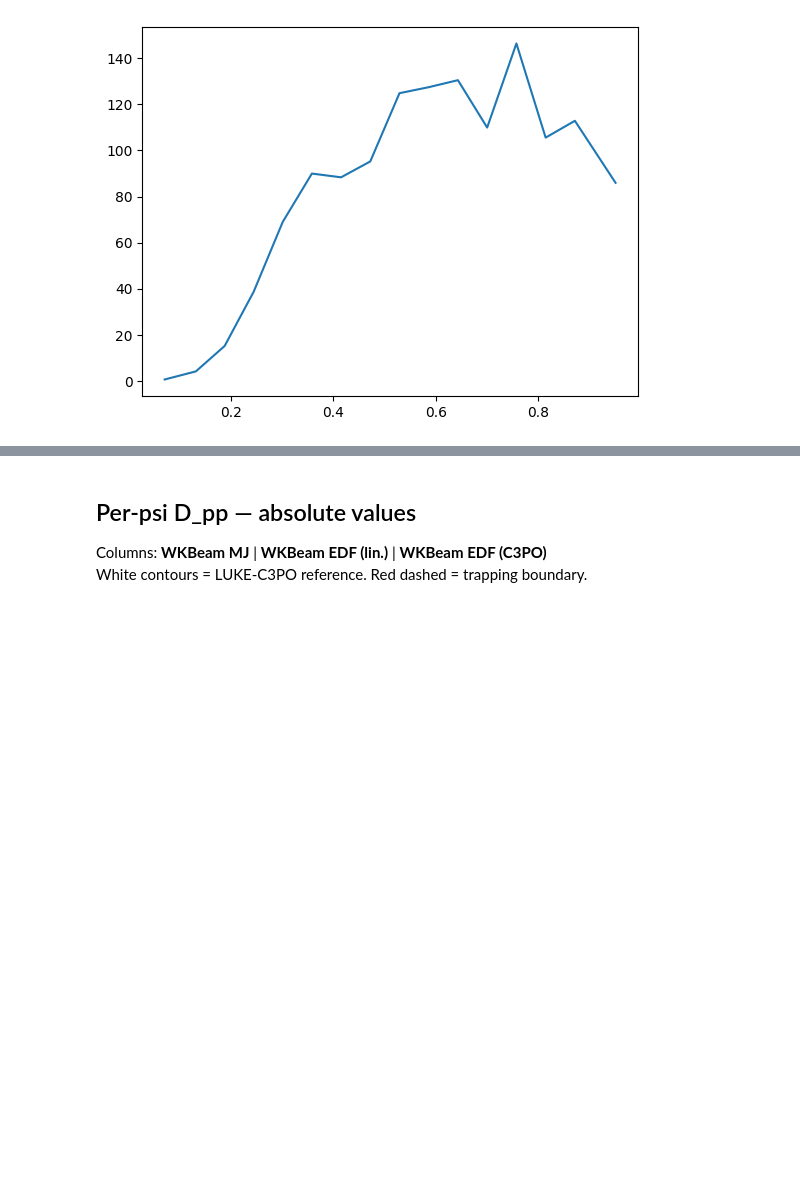
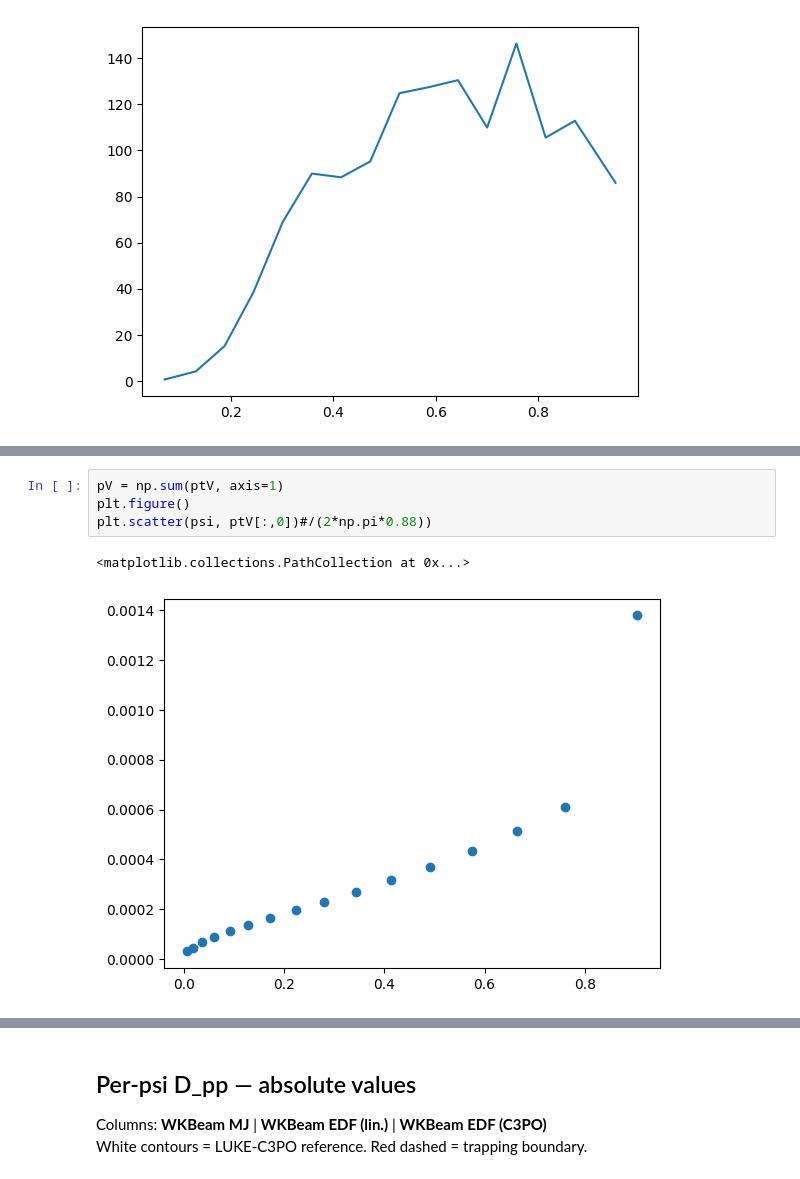
Before and after one commit to EwoutDevlaminck/WanKenoBEAM, a Jupyter notebook: QL_analysis_M_vs_EDF copy.ipynb, the cells around one changed output, grey strips where cells are left out. Saved outputs shown, nothing was run; the diff lists cells and outputs as text; blank space fills up the shorter version.

```diff
--- a/QL_analysis_M_vs_EDF copy.ipynb
+++ b/QL_analysis_M_vs_EDF copy.ipynb
@@ -240,0 +245,7 @@ ModuleNotFoundError: No module named 'WanKenoBEAM'
+# %%
+pV = np.sum(ptV, axis=1)
+plt.figure()
+plt.scatter(psi, ptV[:,0])#/(2*np.pi*0.88))
+# %% [output]
+<matplotlib.collections.PathCollection at 0x...>
+[figure, added]
```
Also changed, not shown: parts of 8 cells of this notebook, 17 other files.
